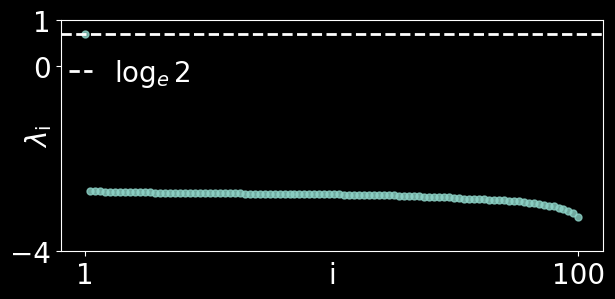
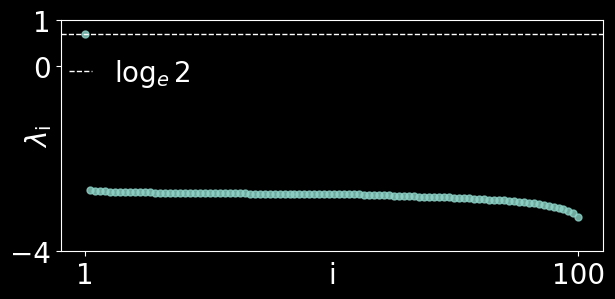
Code edit (unified diff) that turned the first committed figure into the second:
--- before
+++ after
@@ -41,5 +41,5 @@
 idx = np.linspace(1, 100, 100)
 plt.plot(idx, lyapu_all, '.', ms=10,alpha=0.8)
-plt.axhline(np.log(2), ls='--', lw=2, label='$\log_e 2$')
+plt.axhline(np.log(2), ls='--', lw=1., label='$\log_e 2$')
 plt.legend(handlelength=.8, framealpha=0., loc='upper left', bbox_to_anchor=(-.03, 0.95) )
 plt.ylabel('$\lambda_\\mathrm{i}$', labelpad=-32)

Commit: changes on tutorial